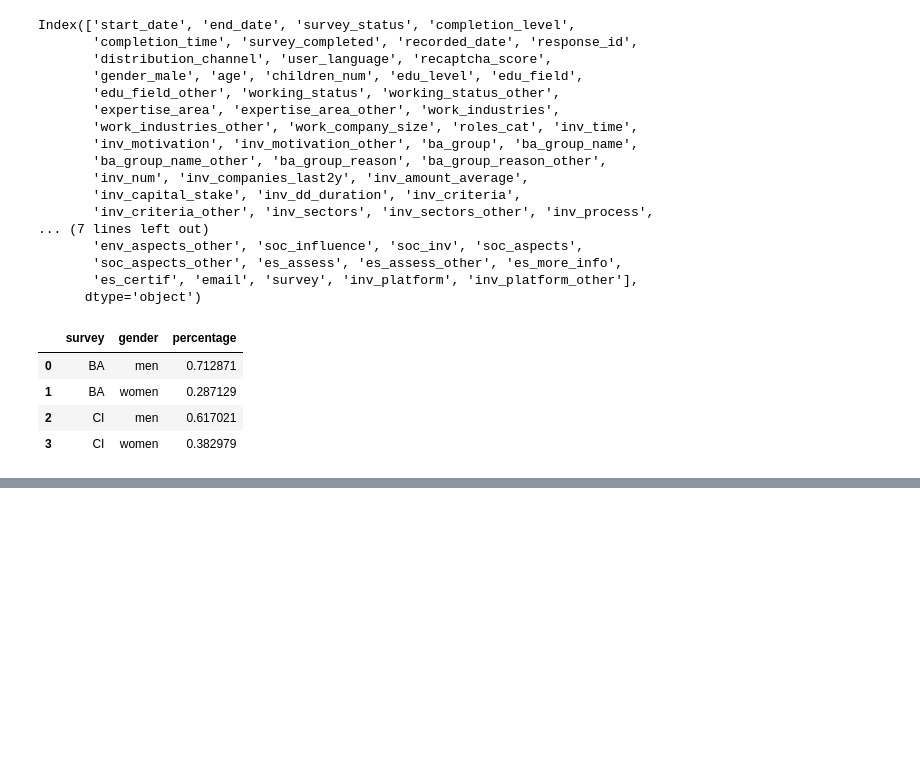
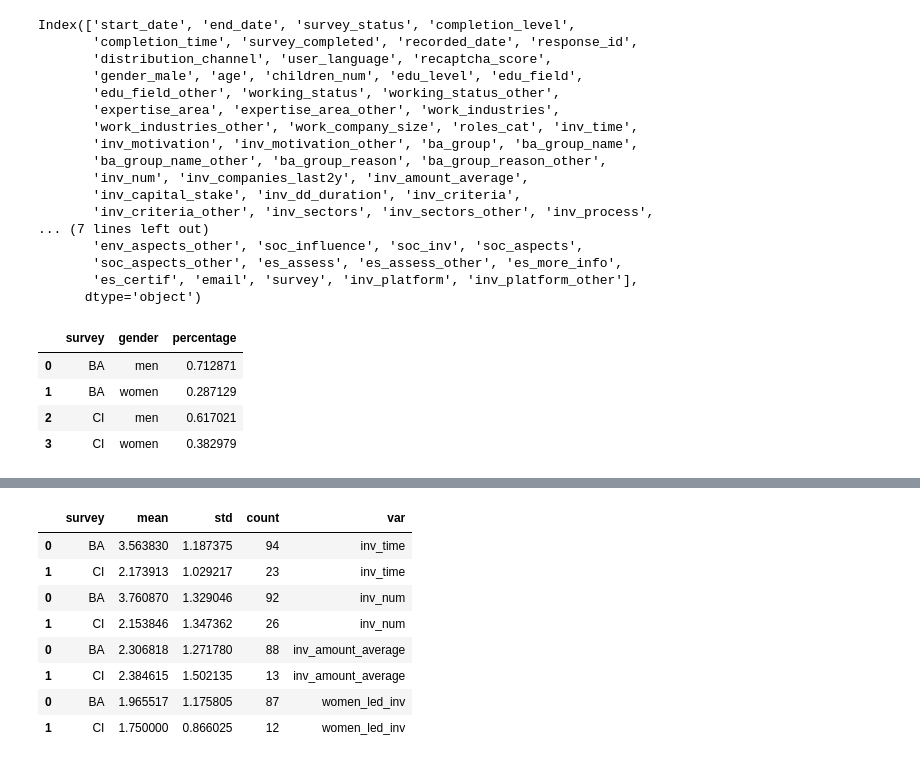
Before and after one commit to D2HStack/BAC4SHC, a Jupyter notebook: descriptive.ipynb, the cells around one changed output, grey strips where cells are left out. Saved outputs shown, nothing was run; the diff lists cells and outputs as text; code cells hidden in the pictures; blank space fills up the shorter version.

```diff
--- a/descriptive.ipynb
+++ b/descriptive.ipynb
@@ -58,0 +104,19 @@ df_stats
+# %%
+# Investor experience Numerical and ordinal variables
+# survey
+
+funcs=['mean', 'std', 'count']
+groups=['survey']
+columns=['inv_time', 'inv_num', 'inv_amount_average', 'women_led_inv']
+
+basic_stats(funcs, groups, columns)
+# %% [output]
+|  | survey | mean | std | count | var |
+| 0 | BA | 3.563830 | 1.187375 | 94 | inv_time |
+| 1 | CI | 2.173913 | 1.029217 | 23 | inv_time |
+| 0 | BA | 3.760870 | 1.329046 | 92 | inv_num |
+| 1 | CI | 2.153846 | 1.347362 | 26 | inv_num |
+| 0 | BA | 2.306818 | 1.271780 | 88 | inv_amount_average |
+| 1 | CI | 2.384615 | 1.502135 | 13 | inv_amount_average |
+| 0 | BA | 1.965517 | 1.175805 | 87 | women_led_inv |
+| 1 | CI | 1.750000 | 0.866025 | 12 | women_led_inv |
```
Also changed, not shown: parts of 8 cells of this notebook, 1 other file.
